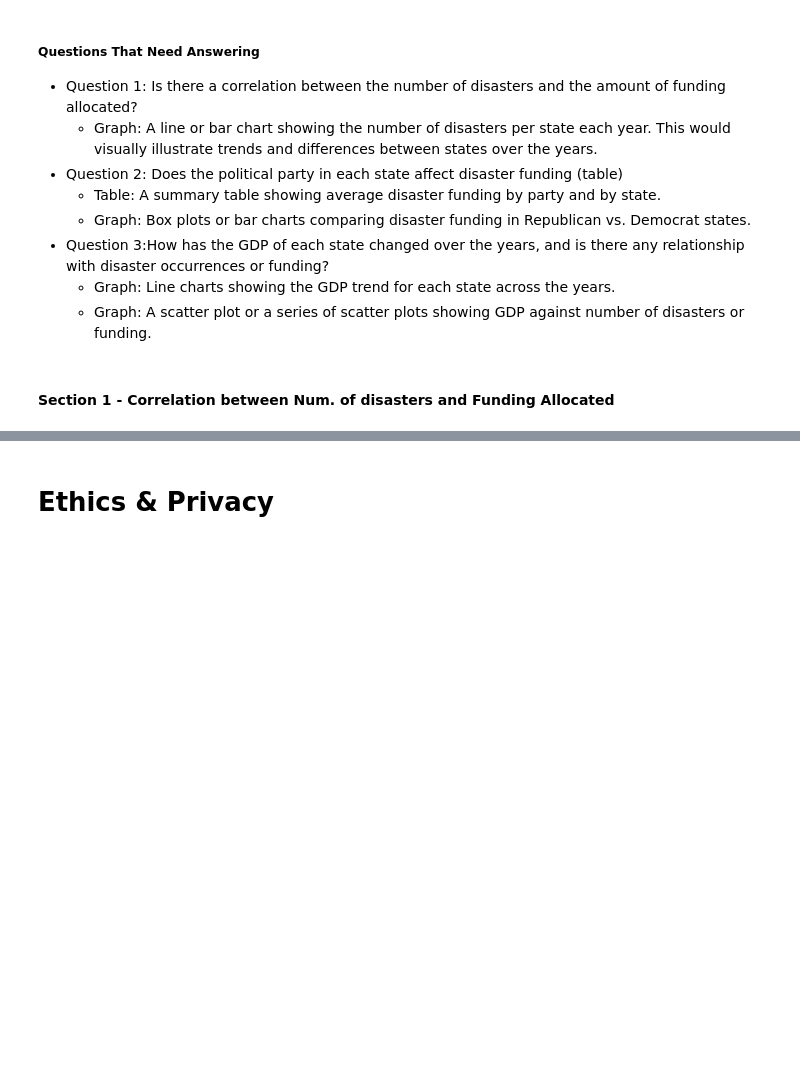
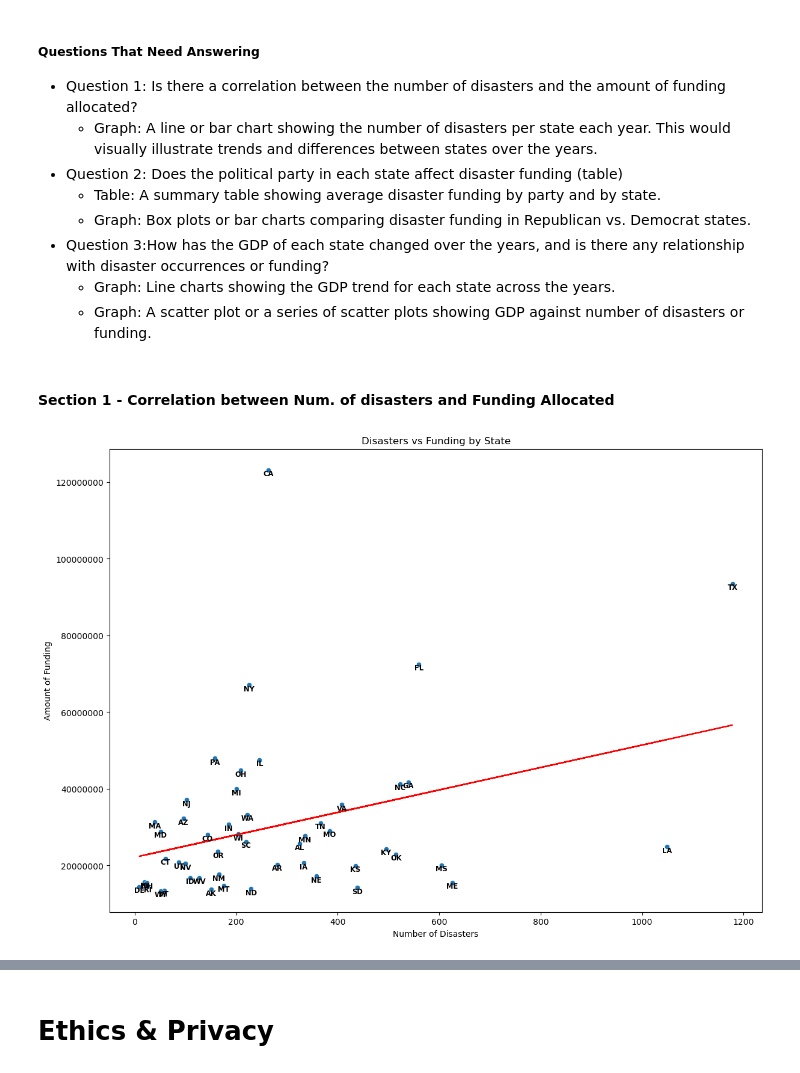
Before and after one commit to COGS108/Group054_WI24, a Jupyter notebook: EDACheckpoint_Group054_WI24.ipynb, the cells around one changed output, grey strips where cells are left out. Saved outputs shown, nothing was run; the diff lists cells and outputs as text; code cells hidden in the pictures; blank space fills up the shorter version.

Commit message:
finished EDA Models and Graphs

```diff
--- a/EDACheckpoint_Group054_WI24.ipynb
+++ b/EDACheckpoint_Group054_WI24.ipynb
@@ -361,0 +366,30 @@ master_df
+# %%
+pivot = pd.pivot_table(master_df, values= ['disasters', 'funding'], index= 'state', aggfunc = 'sum')
+
+plt.figure(figsize =(14,10))
+scatter = sns.scatterplot(
+    data = pivot,
+    x = 'disasters',
+    y = 'funding',
+    palette= 'viridis_r'
+)
+
+for state, (x, y) in pivot.iterrows():
+    plt.text(x, y, state, horizontalalignment='center', verticalalignment = 'top', size='small', color='black', weight='semibold')
+
+# calculate line of bet fit
+x = pivot['disasters']
+y = pivot['funding']
+m, b = np.polyfit(x, y, 1)
+
+# add to plot
+plt.plot(x, m*x + b, color='red')
+
+plt.ticklabel_format(style='plain', axis='y')
+plt.ticklabel_format(style='plain', axis='x')
+scatter.set_title('Disasters vs Funding by State')
+scatter.set_xlabel('Number of Disasters')
+scatter.set_ylabel('Amount of Funding')
+plt.show()
+# %% [output]
+[figure, added]
```
Also changed, not shown: parts of 11 cells of this notebook.
